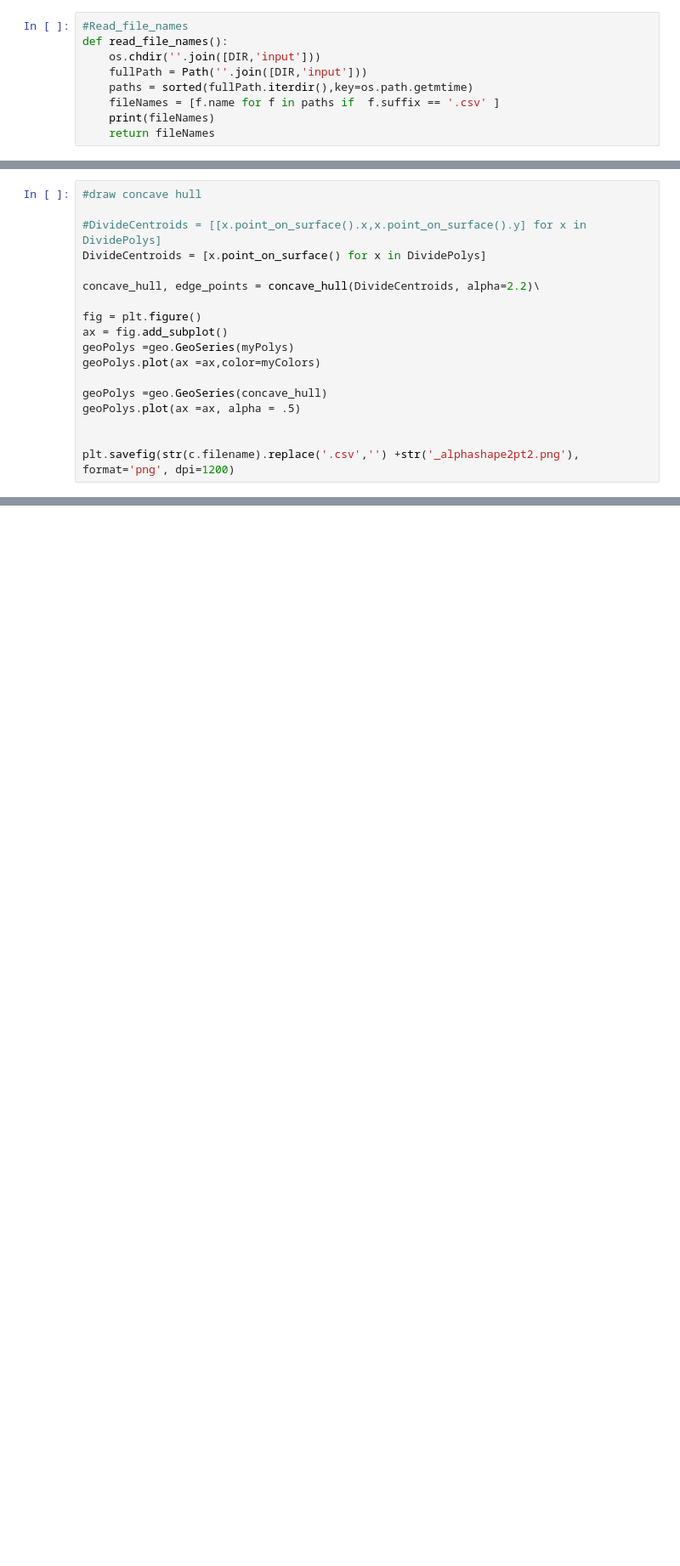
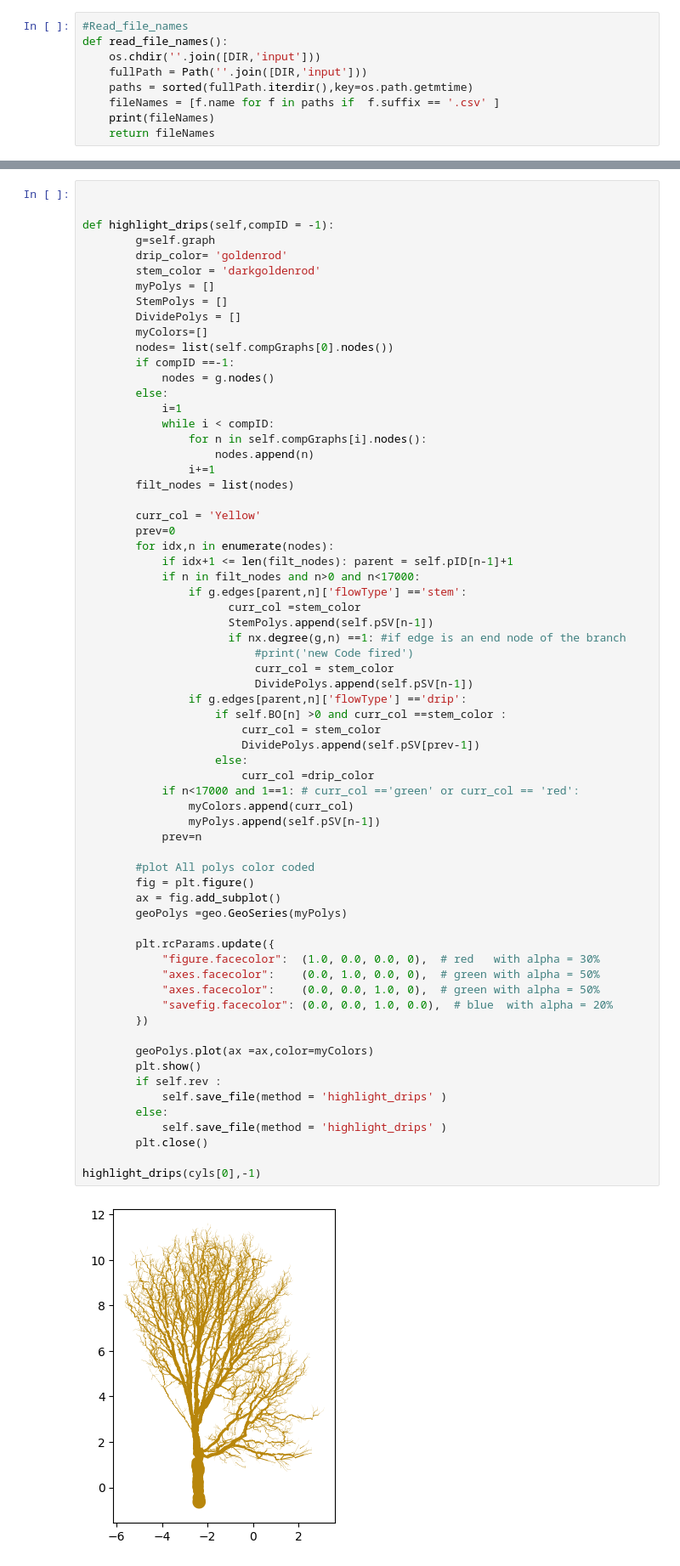
Before and after one commit to wischmcj/cylinders, a Jupyter notebook: cylinders/cli.ipynb, the cells around one changed output, grey strips where cells are left out. Shown at 85% size. Cells and saved outputs as stored; diff of their text form; blank space fills up the shorter version.

```diff
--- a/cylinders/cli.ipynb
+++ b/cylinders/cli.ipynb
@@ -1211,18 +1324,0 @@ for idx,n in enumerate(nodes):
-# %%
-#draw concave hull
-
-#DivideCentroids = [[x.point_on_surface().x,x.point_on_surface().y] for x in DividePolys]
-DivideCentroids = [x.point_on_surface() for x in DividePolys]
-
-concave_hull, edge_points = concave_hull(DivideCentroids, alpha=2.2)\
-
-fig = plt.figure()
-ax = fig.add_subplot()
-geoPolys =geo.GeoSeries(myPolys)
-geoPolys.plot(ax =ax,color=myColors)
-
-geoPolys =geo.GeoSeries(concave_hull)
-geoPolys.plot(ax =ax, alpha = .5)
-
-
-plt.savefig(str(c.filename).replace('.csv','') +str('_alphashape2pt2.png'), format='png', dpi=1200)
@@ -1512,0 +1567,68 @@ drips highlighted
+# %%
+
+
+def highlight_drips(self,compID = -1):
+        g=self.graph
+        drip_color= 'goldenrod'
+        stem_color = 'darkgoldenrod'
+        myPolys = []
+        StemPolys = []
+        DividePolys = []
+        myColors=[]
+        nodes= list(self.compGraphs[0].nodes())
+        if compID ==-1:
+            nodes = g.nodes()
+        else:
+            i=1
+            while i < compID:
+                for n in self.compGraphs[i].nodes():
+                    nodes.append(n)
+                i+=1
+        filt_nodes = list(nodes)
+
+        curr_col = 'Yellow'
+        prev=0
+        for idx,n in enumerate(nodes):
+            if idx+1 <= len(filt_nodes): parent = self.pID[n-1]+1
+            if n in filt_nodes and n>0 and n<17000:
+                if g.edges[parent,n]['flowType'] =='stem':
+                      curr_col =stem_color
+                      StemPolys.append(self.pSV[n-1])
+                      if nx.degree(g,n) ==1: #if edge is an end node of the branch
+                          #print('new Code fired')
+                          curr_col = stem_color
+                          DividePolys.append(self.pSV[n-1])
+                if g.edges[parent,n]['flowType'] =='drip':
+                    if self.BO[n] >0 and curr_col ==stem_color :
+                        curr_col = stem_color
+                        DividePolys.append(self.pSV[prev-1])
+                    else:
+                        curr_col =drip_color
+            if n<17000 and 1==1: # curr_col =='green' or curr_col == 'red':
+                myColors.append(curr_col)
+                myPolys.append(self.pSV[n-1])
+            prev=n
+
+        #plot All polys color coded
+        fig = plt.figure()
+        ax = fig.add_subplot()
+        geoPolys =geo.GeoSeries(myPolys)
+
+        plt.rcParams.update({
+            "figure.facecolor":  (1.0, 0.0, 0.0, 0),  # red   with alpha = 30%
+            "axes.facecolor":    (0.0, 1.0, 0.0, 0),  # green with alpha = 50%
+            "axes.facecolor":    (0.0, 0.0, 1.0, 0),  # green with alpha = 50%
+            "savefig.facecolor": (0.0, 0.0, 1.0, 0.0),  # blue  with alpha = 20%
+        })
+
+        geoPolys.plot(ax =ax,color=myColors)
+        plt.show()
+        if self.rev :
+            self.save_file(method = 'highlight_drips' )
+        else:
+            self.save_file(method = 'highlight_drips' )
+        plt.close()
+
+highlight_drips(cyls[0],-1)
+# %% [output]
+[figure, added]
```
Also changed, not shown: parts of 17 cells of this notebook, 4 other files.
